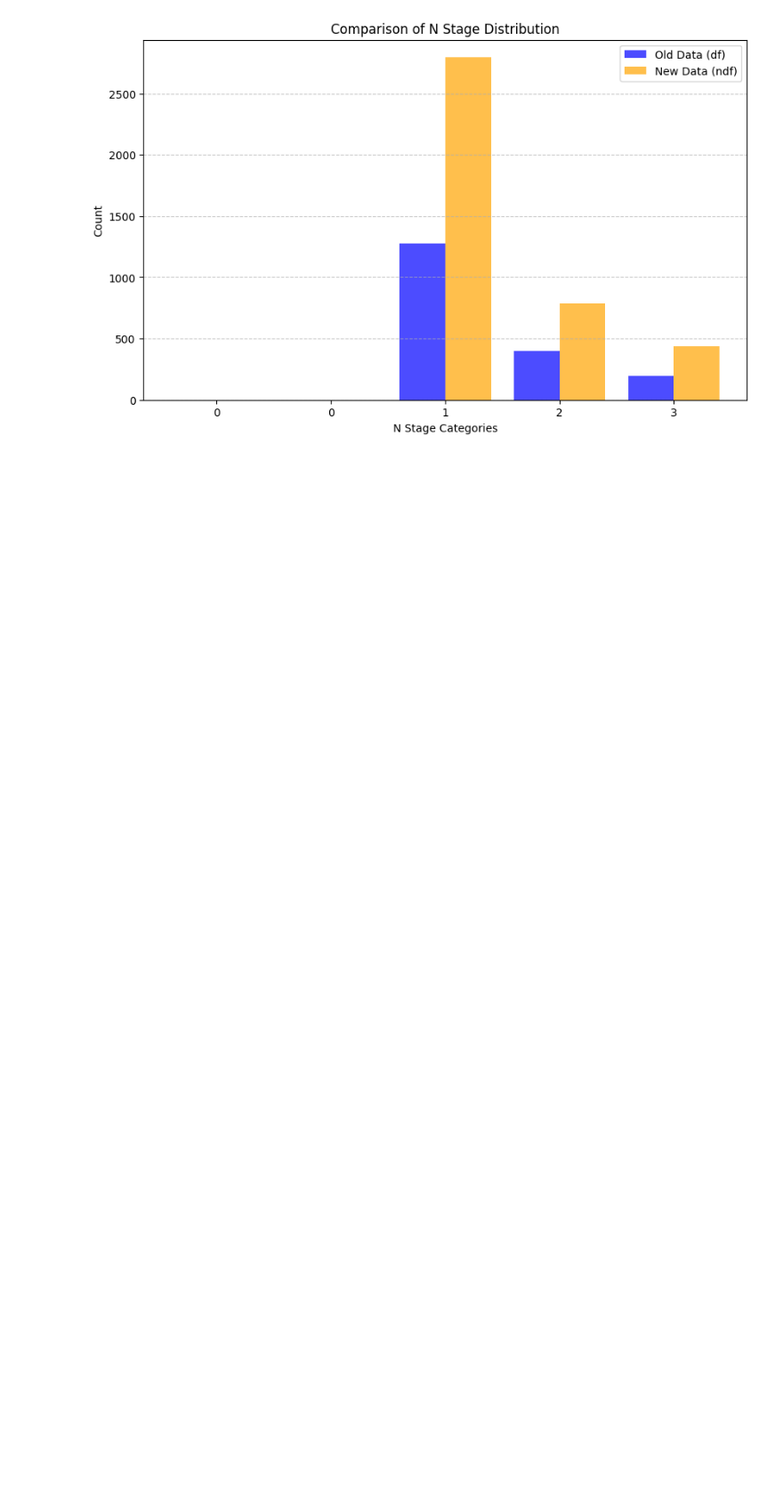
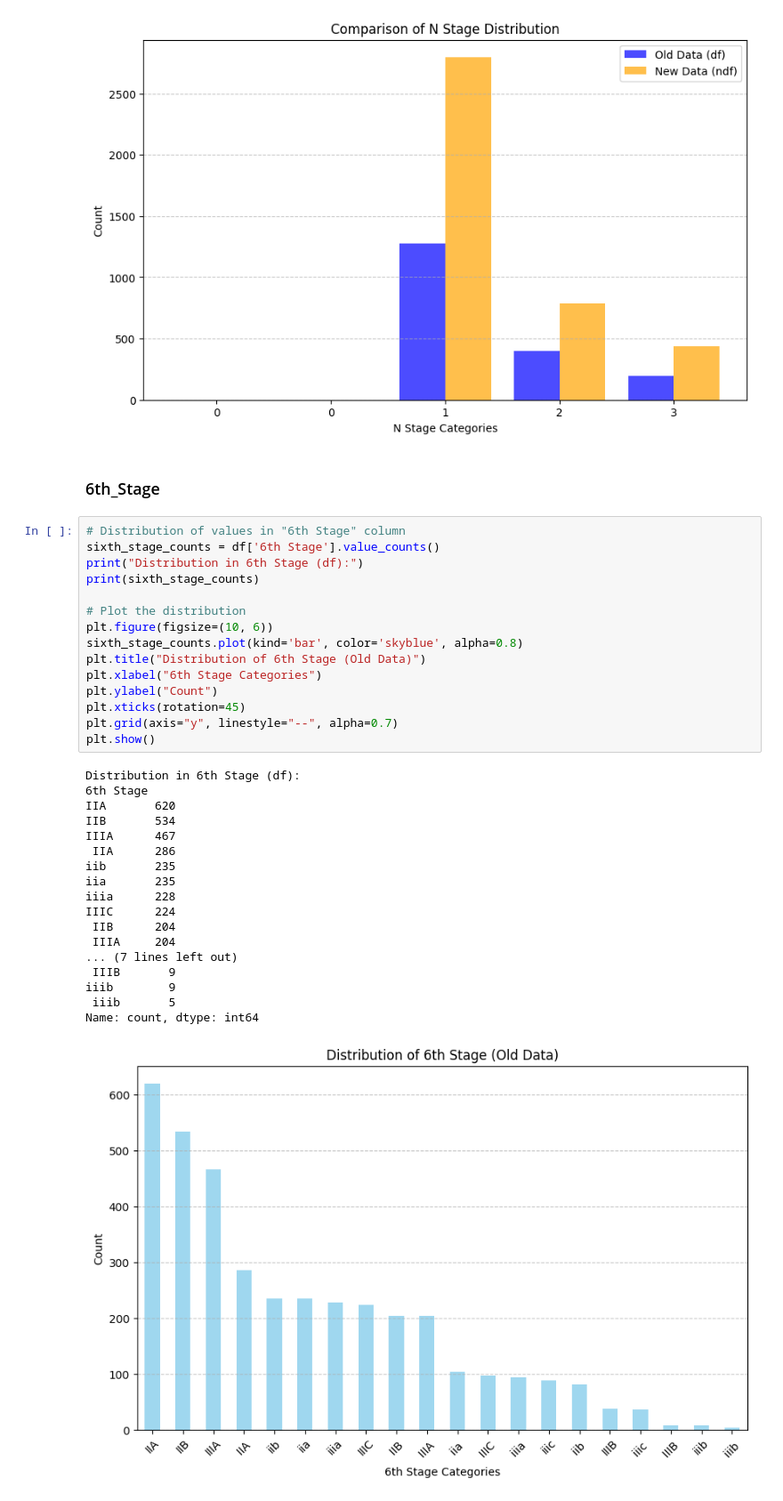
Before and after one commit to 3bdalrhmanS3d/Breast_Cancer, a Jupyter notebook: code.ipynb, the cells around one changed output. Shown at 89% size. Cells and saved outputs as stored; diff of their text form; blank space fills up the shorter version.

```diff
--- a/code.ipynb
+++ b/code.ipynb
@@ -1812,3 +1823,39 @@ n2       161
 3.0     198
 Name: count, dtype: int64
 [figure]
+# %% [markdown]
+### 6th_Stage
+# %%
+# Distribution of values in "6th Stage" column
+sixth_stage_counts = df['6th Stage'].value_counts()
+print("Distribution in 6th Stage (df):")
+print(sixth_stage_counts)
+
+# Plot the distribution
+plt.figure(figsize=(10, 6))
+sixth_stage_counts.plot(kind='bar', color='skyblue', alpha=0.8)
+plt.title("Distribution of 6th Stage (Old Data)")
+plt.xlabel("6th Stage Categories")
+plt.ylabel("Count")
+plt.xticks(rotation=45)
+plt.grid(axis="y", linestyle="--", alpha=0.7)
+plt.show()
+# %% [output]
+Distribution in 6th Stage (df):
+6th Stage
+IIA       620
+IIB       534
+IIIA      467
+ IIA      286
+iib       235
+iia       235
+iiia      228
+IIIC      224
+ IIB      204
+ IIIA     204
+... (7 lines left out)
+ IIIB       9
+iiib        9
+ iiib       5
+Name: count, dtype: int64
+[figure, added]
```
Also changed, not shown: parts of 26 cells of this notebook, 1 other file.
